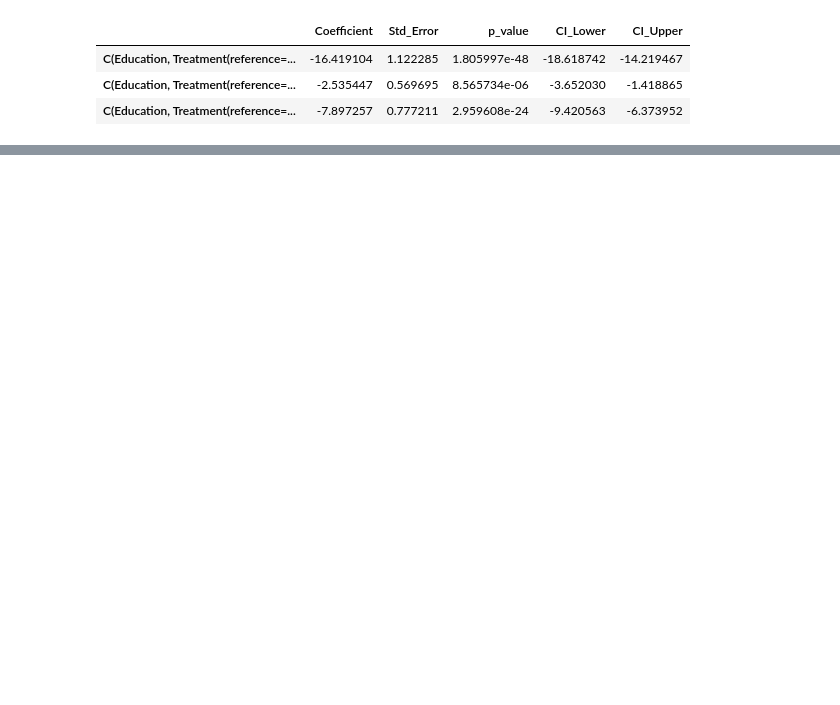
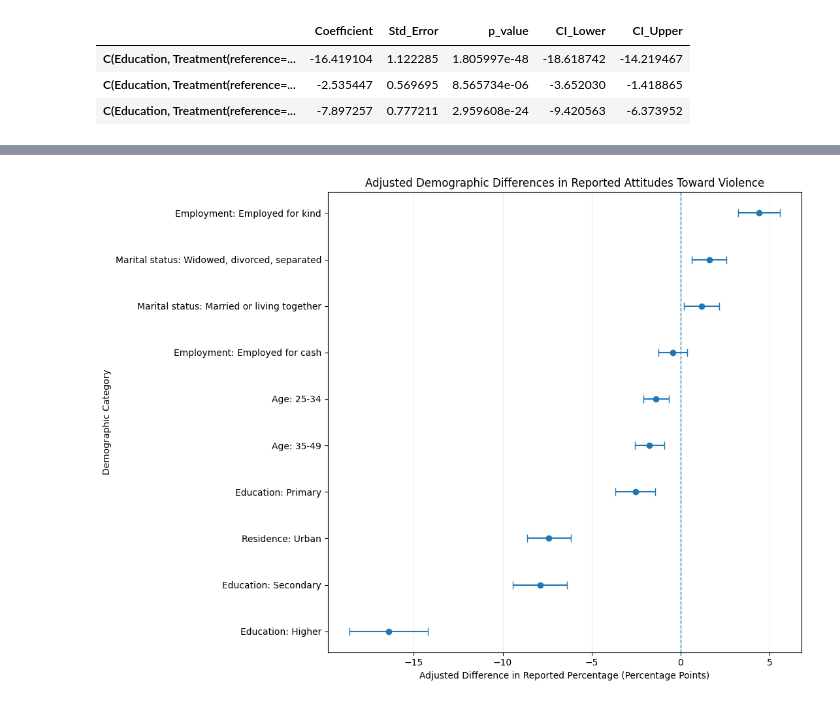
Before and after one commit to Wadhare-Isaac/Understanding-Attitudes-Toward-Violence-Against-Women-and-Girls, a Jupyter notebook: Notebook/Gender Analysis.ipynb, the cells around one changed output, grey strips where cells are left out. Drawn from its saved outputs; the diff is of its cells as text; code cells hidden in the pictures; blank space fills up the shorter version.

```diff
--- a/Notebook/Gender Analysis.ipynb
+++ b/Notebook/Gender Analysis.ipynb
@@ -3479,0 +3772,13 @@ NameError: name 'fit_demographic_model' is not defined
+# %%
+all_demographic_effects = pd.concat(
+    [
+        education_effects,
+        age_results,
+        residence_results,
+        employment_results,
+        marital_results
+    ],
+    ignore_index=True
+)
+
+all_demographic_effects
@@ -3479,0 +3832,60 @@ NameError: name 'fit_demographic_model' is not defined
+# %%
+import matplotlib.pyplot as plt
+import numpy as np
+
+plot_df = (
+    all_demographic_effects
+    .sort_values("Coefficient")
+    .reset_index(drop=True)
+)
+
+y = np.arange(len(plot_df))
+
+lower_error = (
+    plot_df["Coefficient"] - plot_df["CI_Lower"]
+)
+
+upper_error = (
+    plot_df["CI_Upper"] - plot_df["Coefficient"]
+)
+
+plt.figure(figsize=(11, 8))
+
+plt.errorbar(
+    plot_df["Coefficient"],
+    y,
+    xerr=[lower_error, upper_error],
+    fmt="o",
+    capsize=4
+)
+
+plt.axvline(
+    0,
+    linestyle="--",
+    linewidth=1
+)
+
+plt.yticks(
+    y,
+    plot_df["Label"]
+)
+
+plt.xlabel(
+    "Adjusted Difference in Reported Percentage (Percentage Points)"
+)
+
+plt.ylabel("Demographic Category")
+
+plt.title(
+    "Adjusted Demographic Differences in Reported Attitudes Toward Violence"
+)
+
+plt.grid(
+    axis="x",
+    alpha=0.25
+)
+
+plt.tight_layout()
+plt.show()
+# %% [output]
+[figure, added]
```
Also changed, not shown: parts of 27 cells of this notebook.
